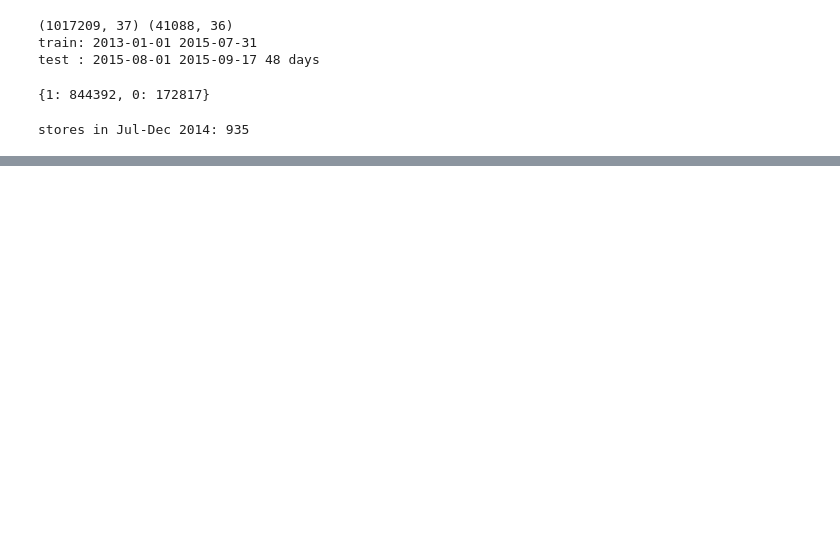
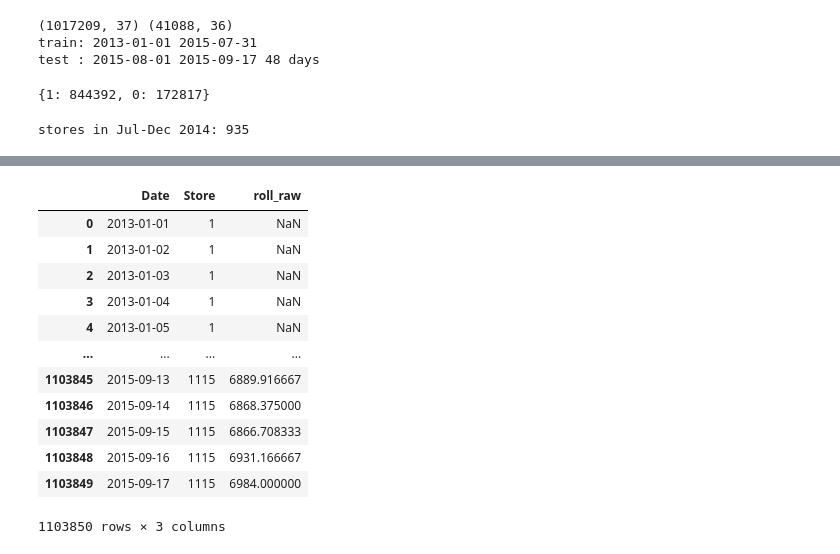
Before and after one commit to Aliraza-Amjad-Shaikh/demand-lens, a Jupyter notebook: notebooks/04_basic_modelling.ipynb, the cells around one changed output, grey strips where cells are left out. Saved outputs shown, nothing was run; the diff lists cells and outputs as text; code cells hidden in the pictures; blank space fills up the shorter version.

```diff
--- a/notebooks/04_basic_modelling.ipynb
+++ b/notebooks/04_basic_modelling.ipynb
@@ -46,0 +82,18 @@ stores in Jul-Dec 2014: 935
+# %%
+r = raw.rename_axis("Date").reset_index().melt("Date", var_name="Store", value_name="roll_raw")
+
+r
+# %% [output]
+|  | Date | Store | roll_raw |
+| 0 | 2013-01-01 | 1 | NaN |
+| 1 | 2013-01-02 | 1 | NaN |
+| 2 | 2013-01-03 | 1 | NaN |
+| 3 | 2013-01-04 | 1 | NaN |
+| 4 | 2013-01-05 | 1 | NaN |
+| ... | ... | ... | ... |
+| 1103845 | 2015-09-13 | 1115 | 6889.916667 |
+| 1103846 | 2015-09-14 | 1115 | 6868.375000 |
+| 1103847 | 2015-09-15 | 1115 | 6866.708333 |
+| 1103848 | 2015-09-16 | 1115 | 6931.166667 |
+| 1103849 | 2015-09-17 | 1115 | 6984.000000 |
+1103850 rows × 3 columns
```
Also changed, not shown: parts of 12 cells of this notebook.
